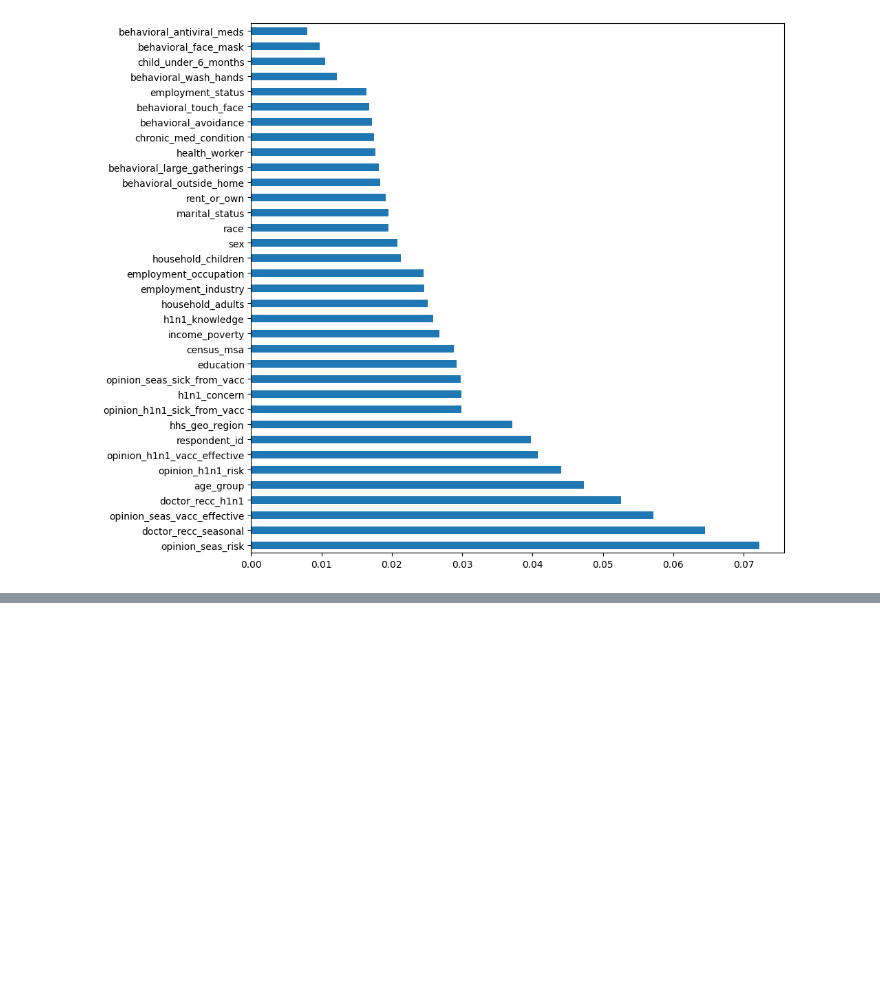
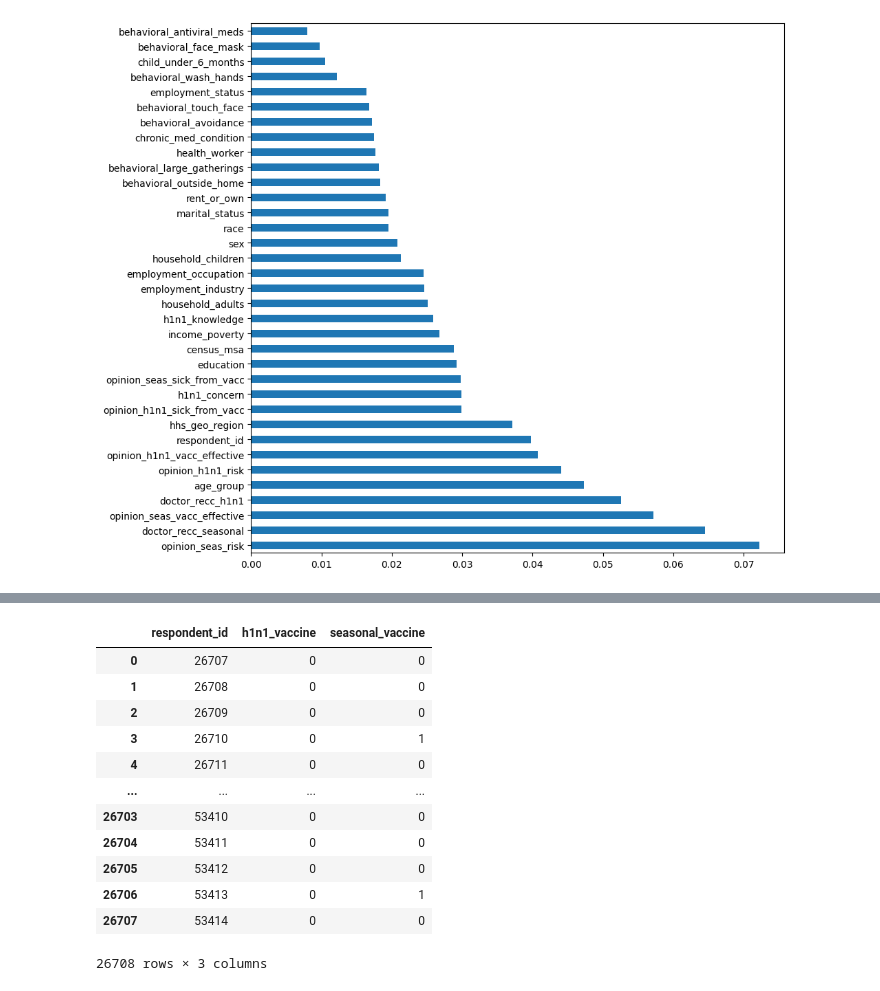
Before and after one commit to kofifanhertza/Swine-Flu-Vaccine-Predictor, a Jupyter notebook: atma aSTI.ipynb, the cells around one changed output, grey strips where cells are left out. Saved outputs shown, nothing was run; the diff lists cells and outputs as text; code cells hidden in the pictures; blank space fills up the shorter version.

```diff
--- a/atma aSTI.ipynb
+++ b/atma aSTI.ipynb
@@ -133,0 +266,2 @@ features = pd.read_csv('cleaned_features.csv')
+# %%
+result = model_RF.predict(test_set)
@@ -133,0 +282,3 @@ features = pd.read_csv('cleaned_features.csv')
+# %%
+df = pd.DataFrame(result, columns=["h1n1_vaccine", "seasonal_vaccine"])
+df
@@ -133,0 +299,2 @@ features = pd.read_csv('cleaned_features.csv')
+# %%
+test_set = pd.read_csv('dataset/test_set_features.csv')
@@ -133,0 +316,4 @@ features = pd.read_csv('cleaned_features.csv')
+# %%
+df_respondent = test_set.respondent_id
+df_respondent =  pd.DataFrame(df_respondent, columns=["respondent_id"])
+df_respondent
@@ -133,0 +334,18 @@ features = pd.read_csv('cleaned_features.csv')
+# %%
+df_respondent["h1n1_vaccine"]= df["h1n1_vaccine"]
+df_respondent["seasonal_vaccine"]= df["seasonal_vaccine"]
+df_respondent
+# %% [output]
+|  | respondent_id | h1n1_vaccine | seasonal_vaccine |
+| 0 | 26707 | 0 | 0 |
+| 1 | 26708 | 0 | 0 |
+| 2 | 26709 | 0 | 0 |
+| 3 | 26710 | 0 | 1 |
+| 4 | 26711 | 0 | 0 |
+| ... | ... | ... | ... |
+| 26703 | 53410 | 0 | 0 |
+| 26704 | 53411 | 0 | 0 |
+| 26705 | 53412 | 0 | 0 |
+| 26706 | 53413 | 0 | 1 |
+| 26707 | 53414 | 0 | 0 |
+26708 rows × 3 columns
```
Also changed, not shown: parts of 22 cells of this notebook, 2 other files.
